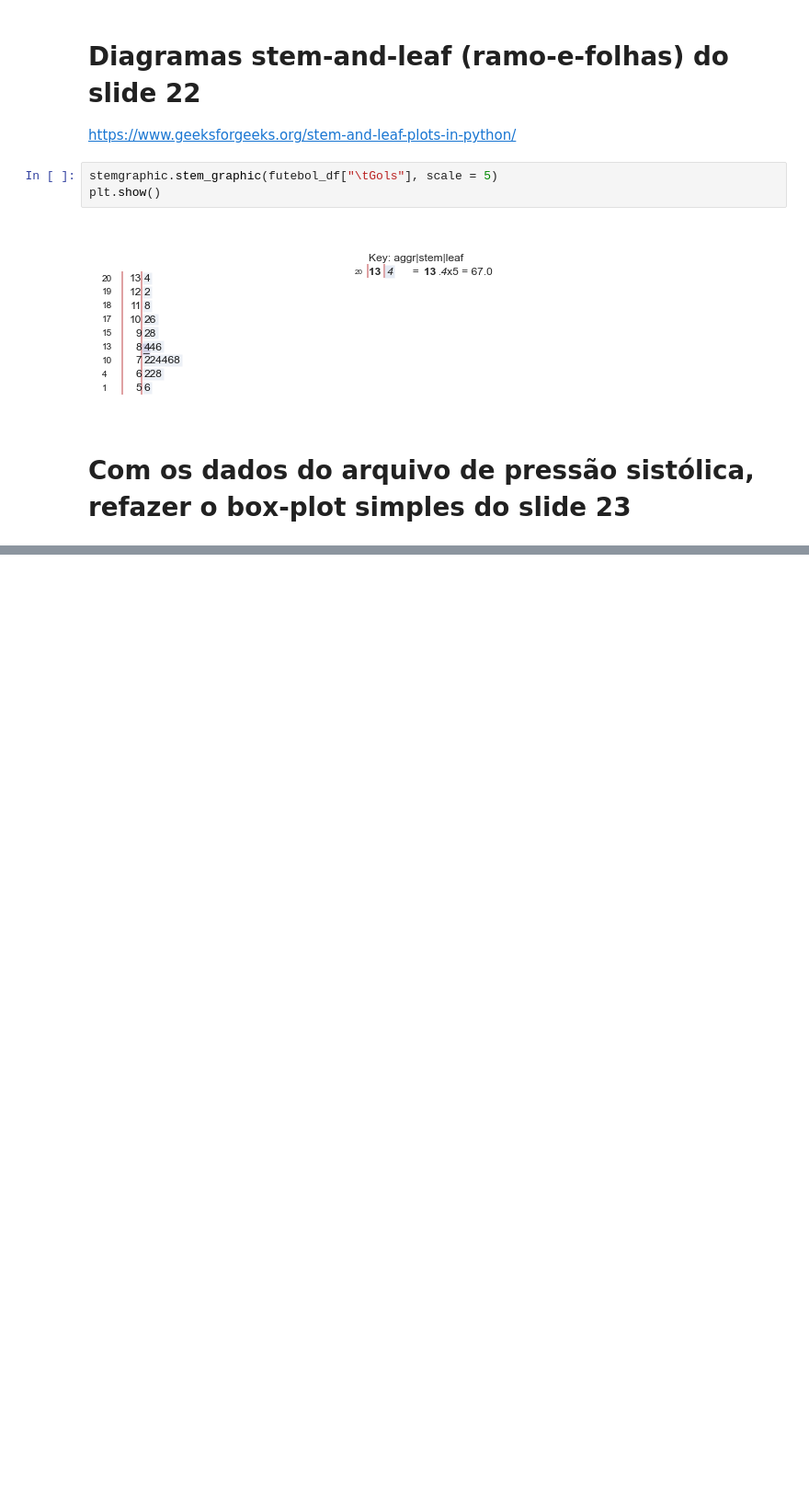
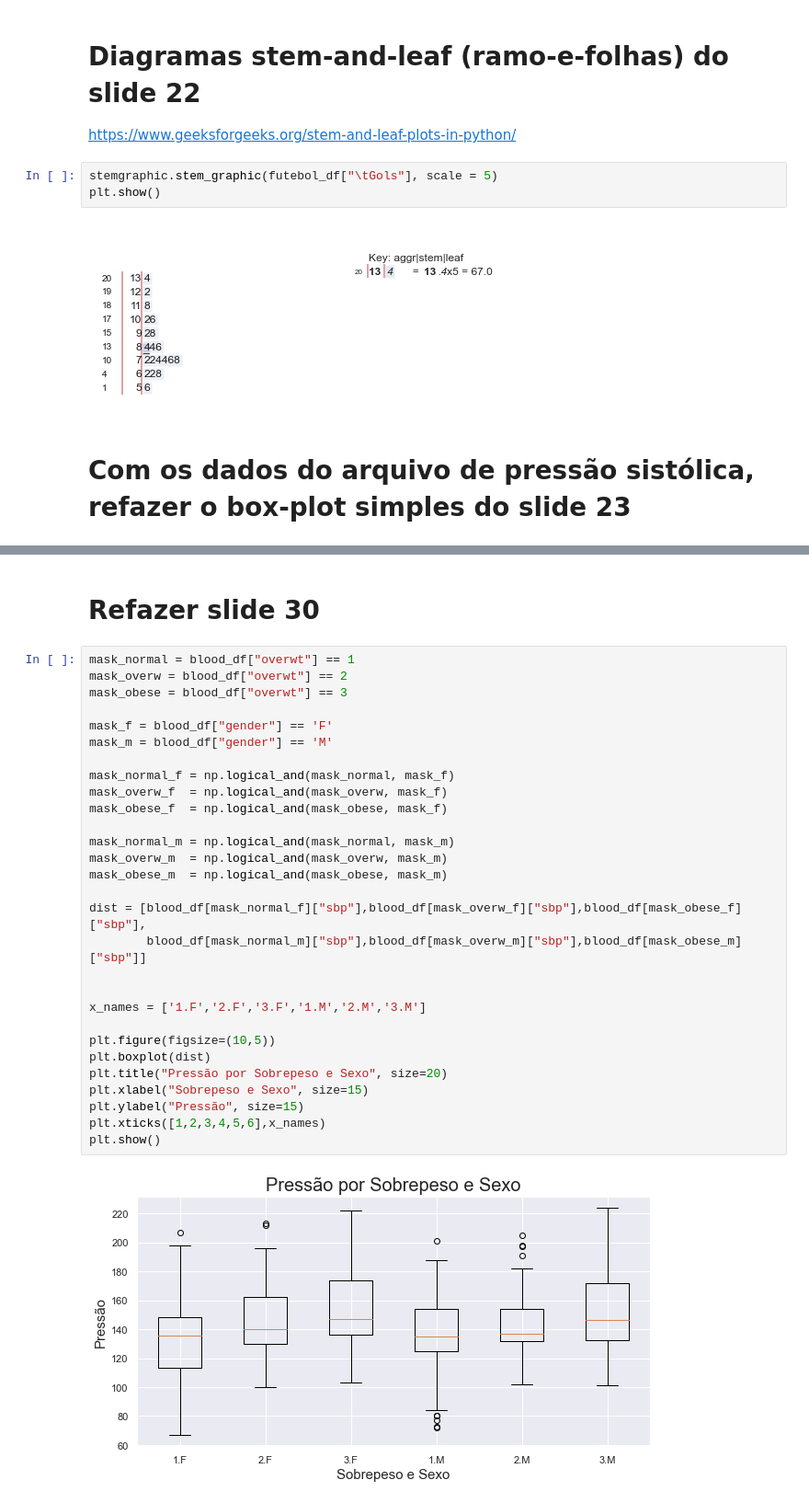
Before and after one commit to mendesrafael965/Estatistica, a Jupyter notebook: Lista 2.ipynb, the cells around one changed output, grey strips where cells are left out. Shown: that part at 92% size. Drawn from its saved outputs; the diff is of its cells as text; blank space fills up the shorter version.

```diff
--- a/Lista 2.ipynb
+++ b/Lista 2.ipynb
@@ -154,0 +199,33 @@ plt.show()
+# %% [markdown]
+# Refazer slide 30
+# %%
+mask_normal = blood_df["overwt"] == 1
+mask_overw = blood_df["overwt"] == 2
+mask_obese = blood_df["overwt"] == 3
+
+mask_f = blood_df["gender"] == 'F'
+mask_m = blood_df["gender"] == 'M'
+
+mask_normal_f = np.logical_and(mask_normal, mask_f)
+mask_overw_f  = np.logical_and(mask_overw, mask_f)
+mask_obese_f  = np.logical_and(mask_obese, mask_f)
+
+mask_normal_m = np.logical_and(mask_normal, mask_m)
+mask_overw_m  = np.logical_and(mask_overw, mask_m)
+mask_obese_m  = np.logical_and(mask_obese, mask_m)
+
+dist = [blood_df[mask_normal_f]["sbp"],blood_df[mask_overw_f]["sbp"],blood_df[mask_obese_f]["sbp"],
+        blood_df[mask_normal_m]["sbp"],blood_df[mask_overw_m]["sbp"],blood_df[mask_obese_m]["sbp"]]
+
+
+x_names = ['1.F','2.F','3.F','1.M','2.M','3.M']
+
+plt.figure(figsize=(10,5))
+plt.boxplot(dist)
+plt.title("Pressão por Sobrepeso e Sexo", size=20)
+plt.xlabel("Sobrepeso e Sexo", size=15)
+plt.ylabel("Pressão", size=15)
+plt.xticks([1,2,3,4,5,6],x_names)
+plt.show()
+# %% [output]
+[figure, added]
```
Also changed, not shown: parts of 8 cells of this notebook.
